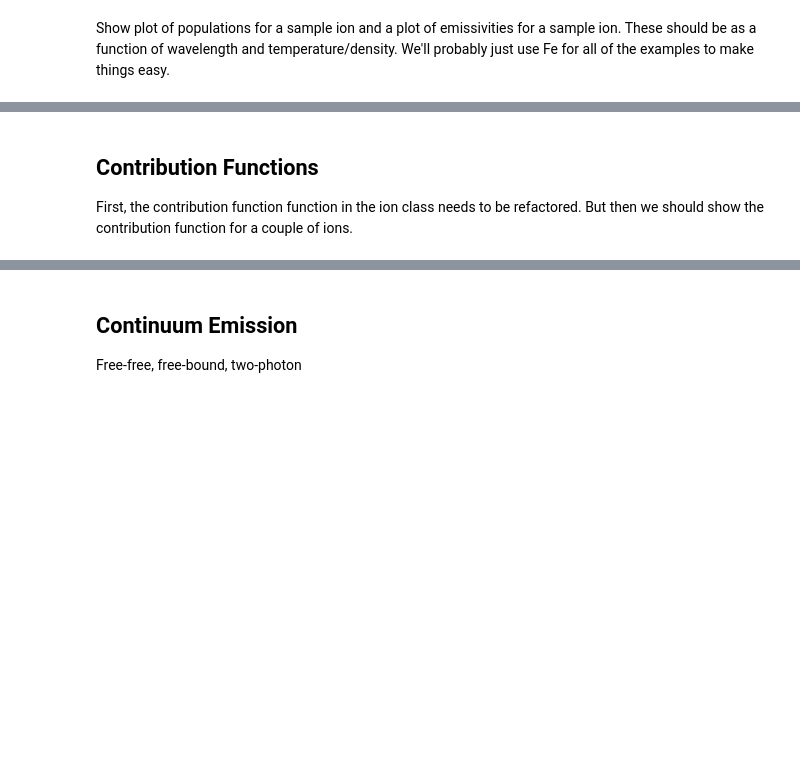
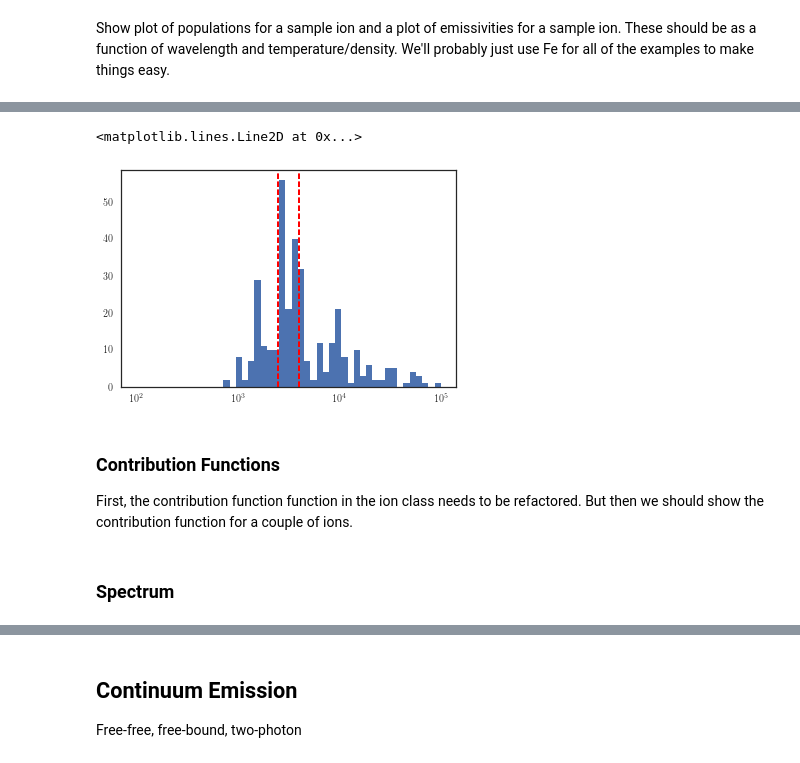
Before and after one commit to wtbarnes/chiantipy-talk-scipy-2017, a Jupyter notebook: paper/build_proceedings_figures.ipynb, the cells around one changed output, grey strips where cells are left out. Cells and saved outputs as stored; diff of their text form; code cells hidden in the pictures; blank space fills up the shorter version.

```diff
--- a/paper/build_proceedings_figures.ipynb
+++ b/paper/build_proceedings_figures.ipynb
@@ -138,3 +178,13 @@ Show plot of populations for a sample ion and a plot of emissivities for a sampl
+# %%
+_,_,_ = plt.hist(fe_ion.Wgfa['wvl'],np.logspace(2,5,50))
+plt.xscale('log')
+plt.axvline(x=2500,c='r',ls='--')
+plt.axvline(x=4000,c='r',ls='--')
+# %% [output]
+<matplotlib.lines.Line2D at 0x...>
+[figure, added]
 # %% [markdown]
-## Contribution Functions
+### Contribution Functions
 First, the contribution function function in the ion class needs to be refactored. But then we should show the contribution function for a couple of ions.
+# %% [markdown]
+### Spectrum
```
Also changed, not shown: parts of 35 cells of this notebook.
